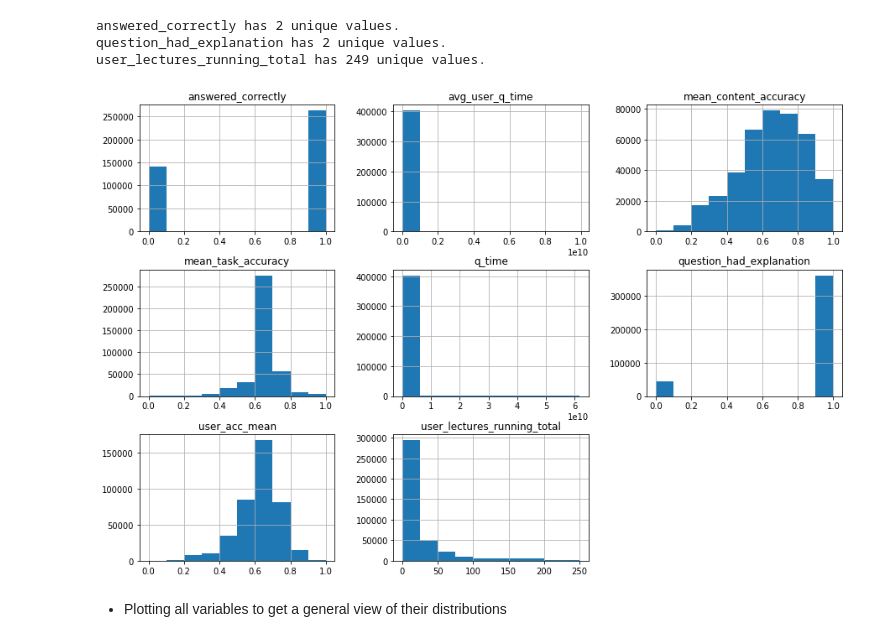
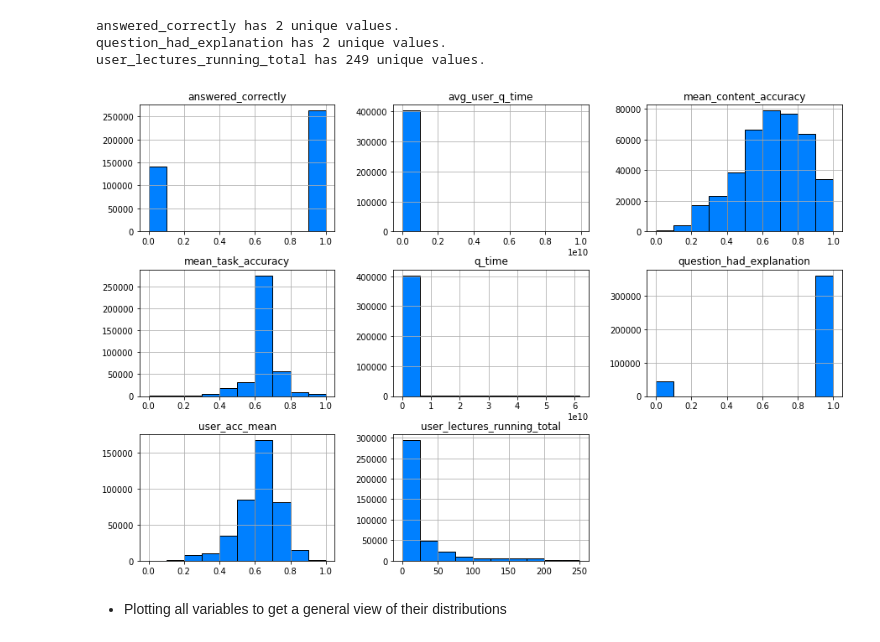
Before and after one commit to Riiid-Team/AI-Learning, a Jupyter notebook: MVP.ipynb, the cells around one changed output. Cells and saved outputs as stored; diff of their text form; code cells hidden in the pictures.

```diff
--- a/MVP.ipynb
+++ b/MVP.ipynb
@@ -234,10 +242,10 @@ user_lectures_running_total has 249 unique values.
 # %%
 # Plot distribution of all train columns
 train.hist(figsize=(15, 10),
-        grid=True)
+        grid=True, color='#0080ff', ec='black')
 plt.show()
 # %% [output]
-[figure, old version]
+[figure, new version]
 # %% [markdown]
 - Plotting all variables to get a general view of their distributions
 # %%
```
Also changed, not shown: parts of 35 cells of this notebook.
